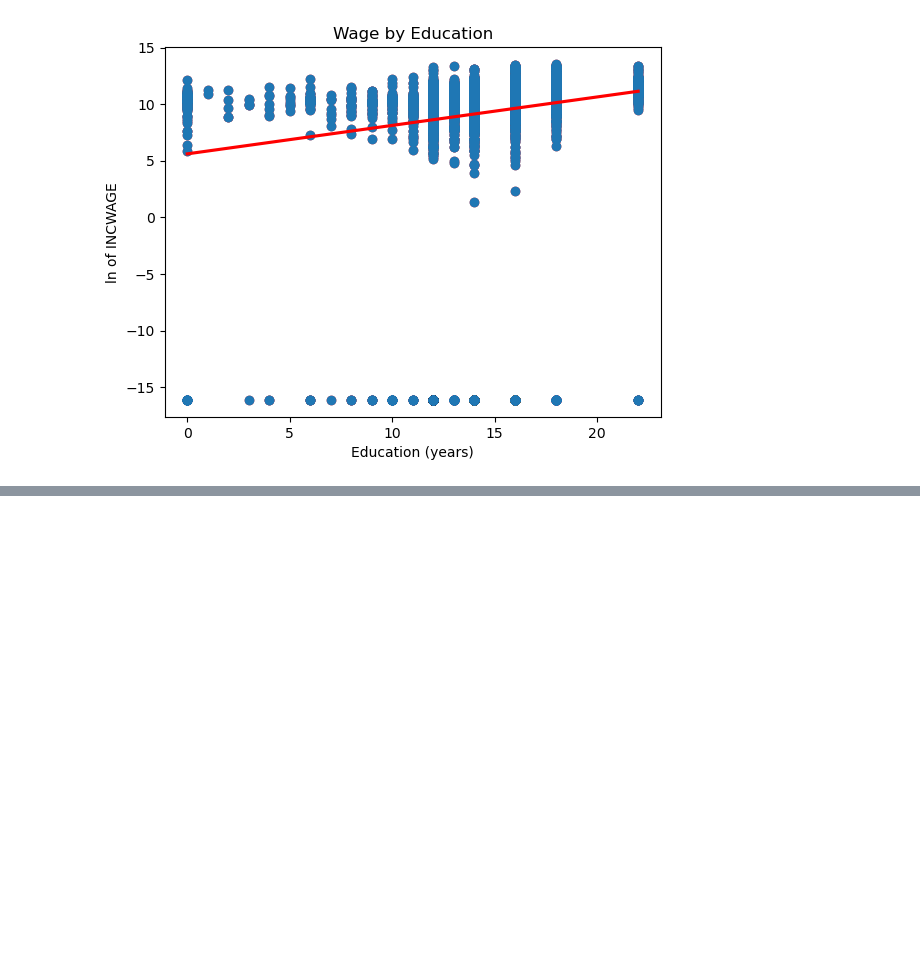
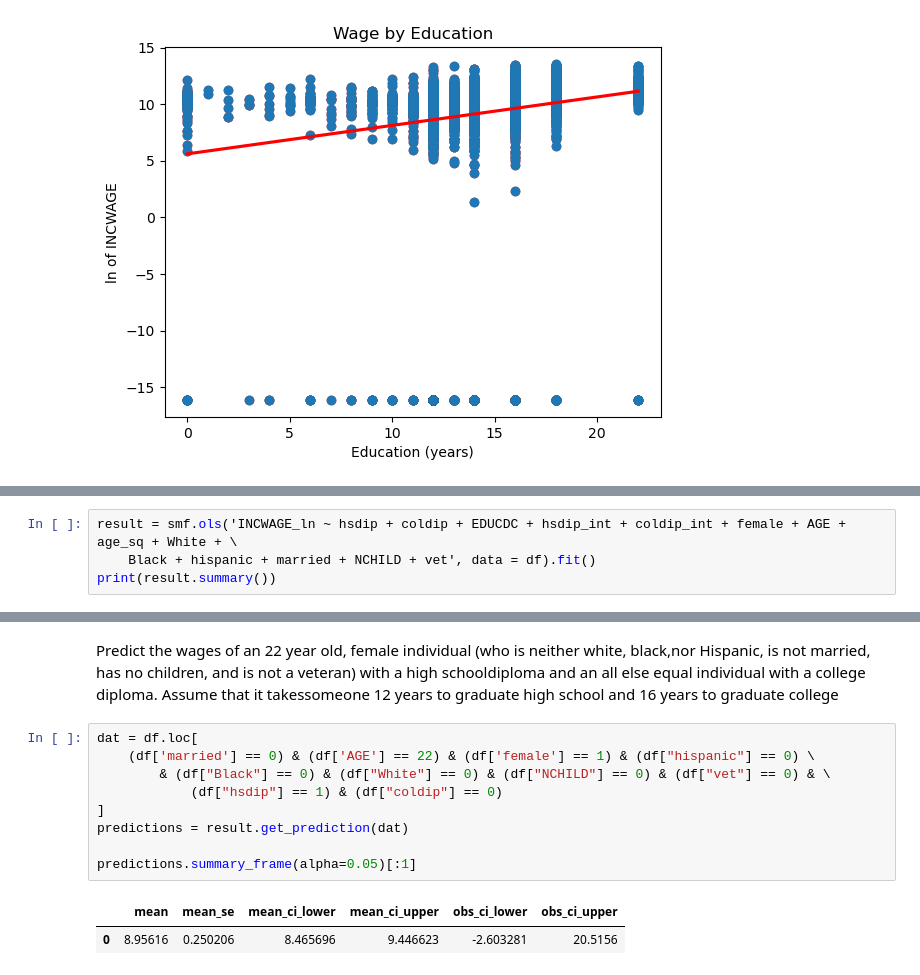
Before and after one commit to anitarestrepo16/machine-learning-class-2023, a Jupyter notebook: MiniProject1/MiniProject1.ipynb, the cells around one changed output, grey strips where cells are left out. Cells and saved outputs as stored; diff of their text form; blank space fills up the shorter version.

```diff
--- a/MiniProject1/MiniProject1.ipynb
+++ b/MiniProject1/MiniProject1.ipynb
@@ -224,0 +268,4 @@ educdc + β2 f emale + β3age + β4age2+ β5white + β6black + β8hispanic+ β9m
+# %%
+result = smf.ols('INCWAGE_ln ~ hsdip + coldip + EDUCDC + hsdip_int + coldip_int + female + AGE + age_sq + White + \
+    Black + hispanic + married + NCHILD + vet', data = df).fit()
+print(result.summary())
@@ -224,0 +290,14 @@ educdc + β2 f emale + β3age + β4age2+ β5white + β6black + β8hispanic+ β9m
+# %% [markdown]
+Predict the wages of an 22 year old, female individual (who is neither white, black,nor Hispanic, is not married, has no children, and is not a veteran) with a high schooldiploma and an all else equal individual with a college diploma. Assume that it takessomeone 12 years to graduate high school and 16 years to graduate college
+# %%
+dat = df.loc[
+    (df['married'] == 0) & (df['AGE'] == 22) & (df['female'] == 1) & (df["hispanic"] == 0) \
+        & (df["Black"] == 0) & (df["White"] == 0) & (df["NCHILD"] == 0) & (df["vet"] == 0) & \
+            (df["hsdip"] == 1) & (df["coldip"] == 0)
+]
+predictions = result.get_prediction(dat)
+
+predictions.summary_frame(alpha=0.05)[:1]
+# %% [output]
+|  | mean | mean_se | mean_ci_lower | mean_ci_upper | obs_ci_lower | obs_ci_upper |
+| 0 | 8.95616 | 0.250206 | 8.465696 | 9.446623 | -2.603281 | 20.5156 |
```
Also changed, not shown: parts of 13 cells of this notebook.
